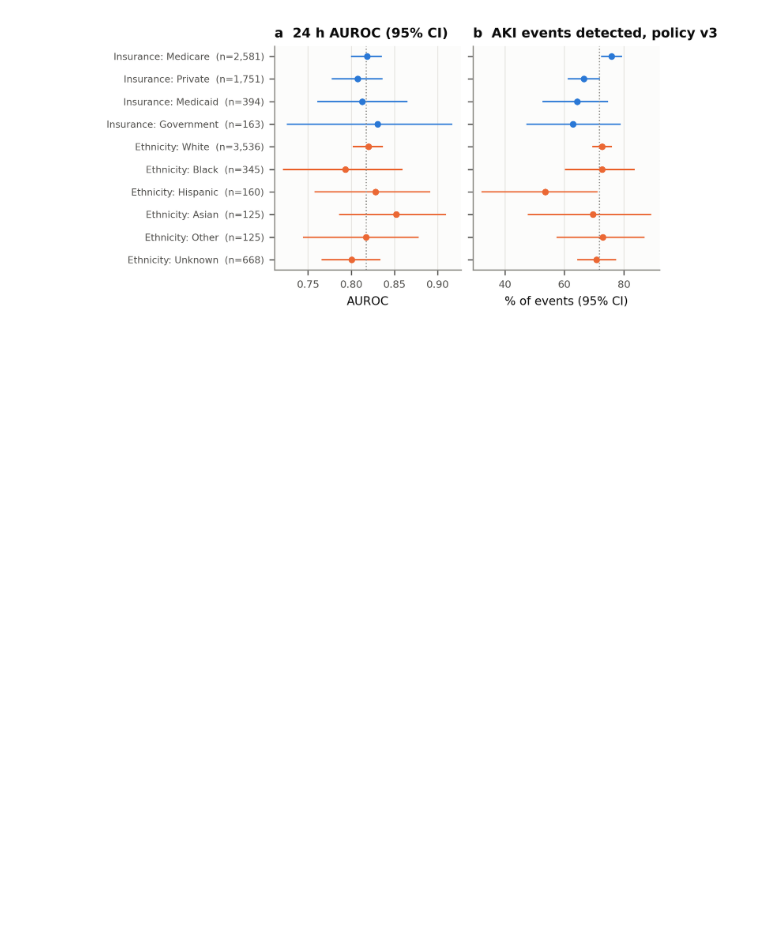
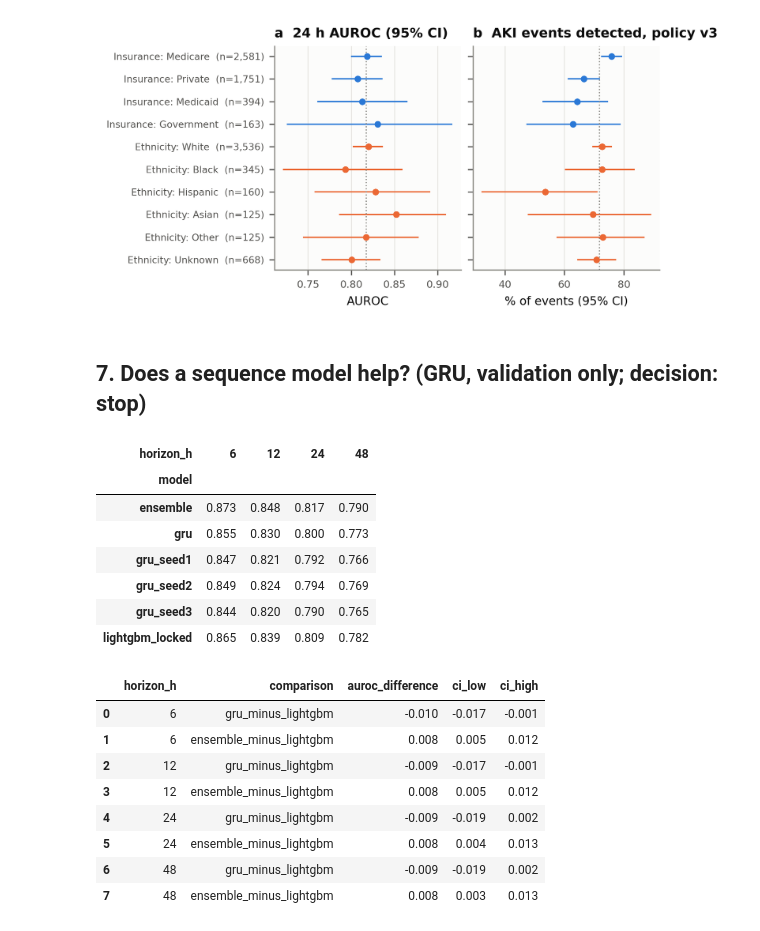
Before and after one commit to bdu-dgs/AIForHealth-AKIEarlyWarning-mirror, a Jupyter notebook: pipeline/07_final_report_analyses.ipynb, the cells around one changed output. Drawn from its saved outputs; the diff is of its cells as text; code cells hidden in the pictures; blank space fills up the shorter version.

```diff
--- a/pipeline/07_final_report_analyses.ipynb
+++ b/pipeline/07_final_report_analyses.ipynb
@@ -175,3 +177,27 @@ show("fig_fairness")
 | 9 | ethnicity_group | OTHER | 125 | 37 | full | 0.817 | 0.744 | 0.878 | ... |
 | 10 | ethnicity_group | UNKNOWN | 668 | 171 | full | 0.801 | 0.766 | 0.834 | ... |
 [figure]
+# %% [markdown]
+## 7. Does a sequence model help? (GRU, validation only; decision: stop)
+# %%
+m = pd.read_csv(R / "sequence_model_v1" / "validation_metrics.csv")
+display(m.pivot(index="model", columns="horizon_h", values="auroc"))
+display(pd.read_csv(R / "sequence_model_v1" / "validation_auroc_differences.csv"))
+# %% [output]
+| horizon_h | 6 | 12 | 24 | 48 |
+| model |  |  |  |  |
+| ensemble | 0.873 | 0.848 | 0.817 | 0.790 |
+| gru | 0.855 | 0.830 | 0.800 | 0.773 |
+| gru_seed1 | 0.847 | 0.821 | 0.792 | 0.766 |
+| gru_seed2 | 0.849 | 0.824 | 0.794 | 0.769 |
+| gru_seed3 | 0.844 | 0.820 | 0.790 | 0.765 |
+| lightgbm_locked | 0.865 | 0.839 | 0.809 | 0.782 |
+|  | horizon_h | comparison | auroc_difference | ci_low | ci_high |
+| 0 | 6 | gru_minus_lightgbm | -0.010 | -0.017 | -0.001 |
+| 1 | 6 | ensemble_minus_lightgbm | 0.008 | 0.005 | 0.012 |
+| 2 | 12 | gru_minus_lightgbm | -0.009 | -0.017 | -0.001 |
+| 3 | 12 | ensemble_minus_lightgbm | 0.008 | 0.005 | 0.012 |
+| 4 | 24 | gru_minus_lightgbm | -0.009 | -0.019 | 0.002 |
+| 5 | 24 | ensemble_minus_lightgbm | 0.008 | 0.004 | 0.013 |
+| 6 | 48 | gru_minus_lightgbm | -0.009 | -0.019 | 0.002 |
+| 7 | 48 | ensemble_minus_lightgbm | 0.008 | 0.003 | 0.013 |
```
Also changed, not shown: parts of 3 cells of this notebook, 21 other files.
